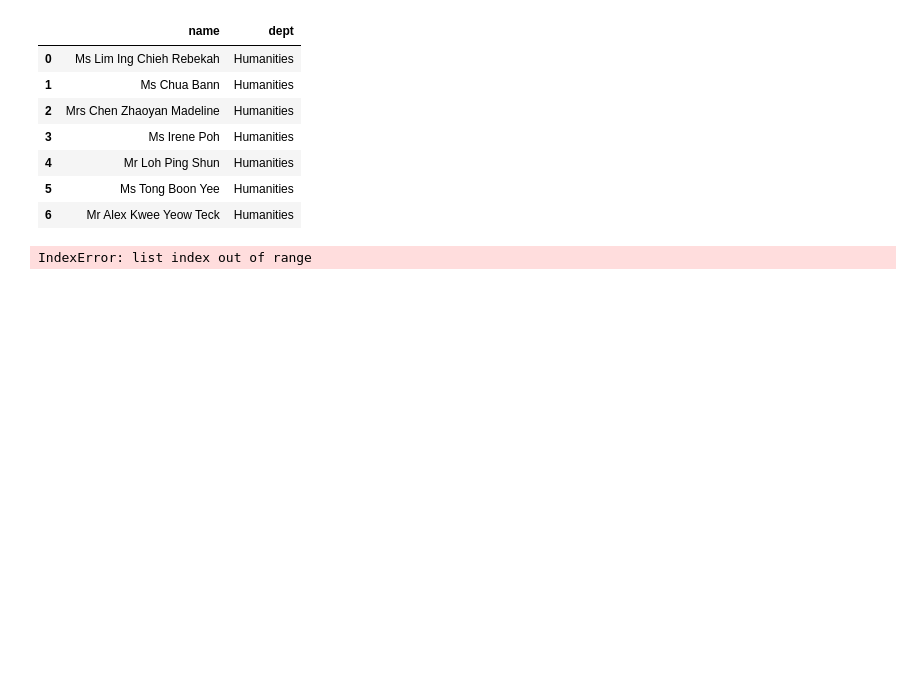
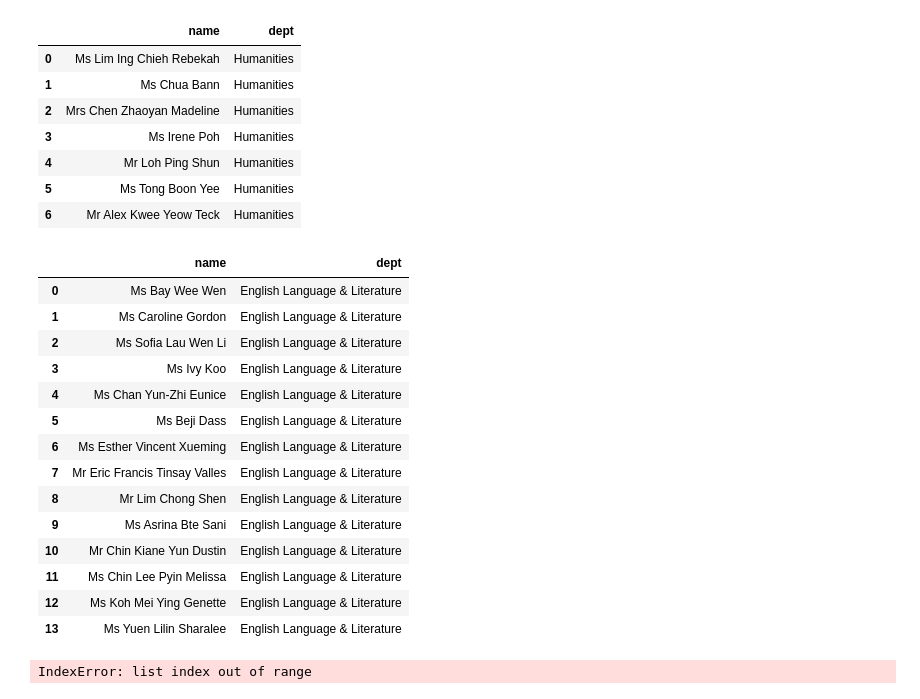
Before and after one commit to appventure-nush/arxiv.nush, a Jupyter notebook: dataset/load.ipynb, the cells around one changed output. Cells and saved outputs as stored; diff of their text form; code cells hidden in the pictures; blank space fills up the shorter version.

```diff
--- a/dataset/load.ipynb
+++ b/dataset/load.ipynb
@@ -254,6 +268,27 @@ humdept
 | 4 | Mr Loh Ping Shun | Humanities |
 | 5 | Ms Tong Boon Yee | Humanities |
 | 6 | Mr Alex Kwee Yeow Teck | Humanities |
+# %%
+eldpt = tables[21].rename(
+    columns={"English Language & Literature": "name", "English Language & Literature.1": "dept"})
+eldpt.dept = "English Language & Literature"
+eldpt
+# %% [output]
+|  | name | dept |
+| 0 | Ms Bay Wee Wen | English Language & Literature |
+| 1 | Ms Caroline Gordon | English Language & Literature |
+| 2 | Ms Sofia Lau Wen Li | English Language & Literature |
+| 3 | Ms Ivy Koo | English Language & Literature |
+| 4 | Ms Chan Yun-Zhi Eunice | English Language & Literature |
+| 5 | Ms Beji Dass | English Language & Literature |
+| 6 | Ms Esther Vincent Xueming | English Language & Literature |
+| 7 | Mr Eric Francis Tinsay Valles | English Language & Literature |
+| 8 | Mr Lim Chong Shen | English Language & Literature |
+| 9 | Ms Asrina Bte Sani | English Language & Literature |
+| 10 | Mr Chin Kiane Yun Dustin | English Language & Literature |
+| 11 | Ms Chin Lee Pyin Melissa | English Language & Literature |
+| 12 | Ms Koh Mei Ying Genette | English Language & Literature |
+| 13 | Ms Yuen Lilin Sharalee | English Language & Literature |
 # %%
 humdept = tables[19].rename(
     columns={"Humanities": "name", "Humanities.1": "dept"})
```
Also changed, not shown: parts of 2 cells of this notebook, 1 other file.
